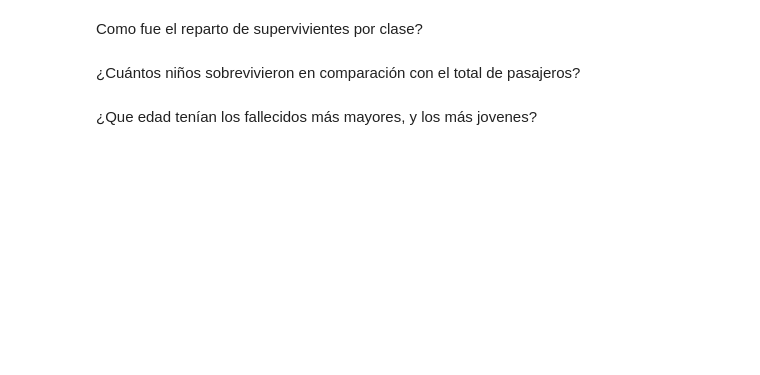
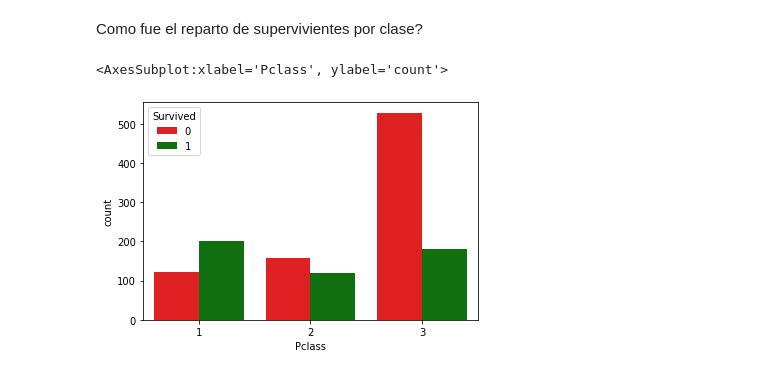
Before and after one commit to sheriffff/teaching_ibm_skillup_data_analytics2022, a Jupyter notebook: esp/01.intro.ipynb, the cells around one changed output. Cells and saved outputs as stored; diff of their text form; code cells hidden in the pictures; blank space fills up the shorter version.

```diff
--- a/esp/01.intro.ipynb
+++ b/esp/01.intro.ipynb
@@ -211,6 +202,7 @@ sns.countplot(x=titanic.Sex, hue=titanic.Survived, palette=["Red", "Green"])
 # %% [markdown]
 Como fue el reparto de supervivientes por clase?
-# %% [markdown]
-¿Cuántos niños sobrevivieron en comparación con el total de pasajeros?
-# %% [markdown]
-¿Que edad tenían los fallecidos más mayores, y los más jovenes?
+# %%
+sns.countplot(x=titanic.Pclass, hue=titanic.Survived, palette=["Red", "Green"])
+# %% [output]
+<AxesSubplot:xlabel='Pclass', ylabel='count'>
+[figure, added]
```
Also changed, not shown: parts of 8 cells of this notebook, 2 other files.
